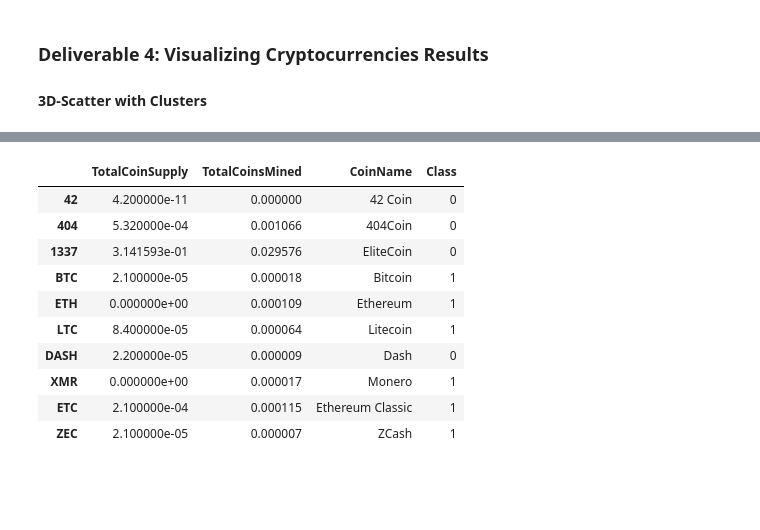
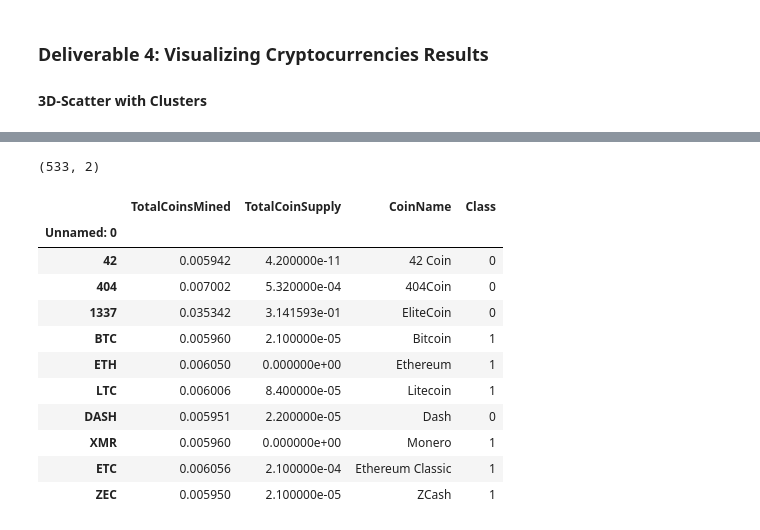
Before and after one commit to svmanohar/Cryptocurrencies, a Jupyter notebook: crypto_clustering.ipynb, the cells around one changed output, grey strips where cells are left out. Cells and saved outputs as stored; diff of their text form; code cells hidden in the pictures; blank space fills up the shorter version.

```diff
--- a/crypto_clustering.ipynb
+++ b/crypto_clustering.ipynb
@@ -75,4 +78,4 @@ crypto_df
 # Create a new DataFrame that holds only the cryptocurrencies names.
 crypto_names_df = pd.DataFrame(crypto_df['CoinName'])
 # Change the index to the Coin ticker
-crypto_names_df.set_index(crypto_df.loc[:,'Unnamed: 0'])
+crypto_names_df = crypto_names_df.set_index(crypto_df.loc[:,'Unnamed: 0'])
@@ -167,13 +201,24 @@ Running K-Means with `k=4`
 # %%
 # Create a new DataFrame including predicted clusters and cryptocurrencies features.
 # Concatentate the crypto_df and pcs_df DataFrames on the same columns.
-# YOUR CODE HERE
-
+clustered_df = pcs_df.join(crypto_df, how='inner')
 #  Add a new column, "CoinName" to the clustered_df DataFrame that holds the names of the cryptocurrencies.
-# YOUR CODE HERE
+clustered_df = crypto_names_df.join(clustered_df, how='left')
 
 #  Add a new column, "Class" to the clustered_df DataFrame that holds the predictions.
-# YOUR CODE HERE
+clustered_df['Class'] = predictions
+
+# Reorder dataframe columns
+clustered_df = clustered_df[[
+    'Algorithm',
+    'ProofType',
+    'TotalCoinsMined',
+    'TotalCoinSupply',
+    'PC 1',
+    'PC 2',
+    'PC 3',
+    'CoinName',
+    'Class']]
 
 # Print the shape of the clustered_df
 print(clustered_df.shape)
@@ -214,25 +277,44 @@ array([[4.20000000e-11, 0.00000000e+00],
+# %%
+# Scaling data to create the scatter plot with tradable cryptocurrencies.
+
+# Initialize scaler
+scaler = MinMaxScaler()
+
+# Copy relvant columns to a new dataframe
+prescaled_data = clustered_df[['TotalCoinsMined','TotalCoinSupply']].copy()
+
+# Scale data based off new dataframe, returning an array
+scaled_data = scaler.fit_transform(prescaled_data)
+# %% [output]
+(533, 2)
 # %%
 # Create a new DataFrame that has the scaled data with the clustered_df DataFrame index.
-# YOUR CODE HERE
+clustered_scaled_df = pd.DataFrame(
+    scaled_data,
+    columns=['TotalCoinsMined', 'TotalCoinSupply'],
+    index=clustered_df.index)
+
+# clustered_scaled_df.head(10)
 
 # Add the "CoinName" column from the clustered_df DataFrame to the new DataFrame.
-# YOUR CODE HERE
+clustered_scaled_df['CoinName'] = clustered_df['CoinName']
 
 # Add the "Class" column from the clustered_df DataFrame to the new DataFrame.
-# YOUR CODE HERE
+clustered_scaled_df['Class'] = clustered_df['Class']
 
-plot_df.head(10)
+clustered_scaled_df.head(10)
 # %% [output]
-|  | TotalCoinSupply | TotalCoinsMined | CoinName | Class |
-| 42 | 4.200000e-11 | 0.000000 | 42 Coin | 0 |
-| 404 | 5.320000e-04 | 0.001066 | 404Coin | 0 |
-| 1337 | 3.141593e-01 | 0.029576 | EliteCoin | 0 |
-| BTC | 2.100000e-05 | 0.000018 | Bitcoin | 1 |
-| ETH | 0.000000e+00 | 0.000109 | Ethereum | 1 |
-| LTC | 8.400000e-05 | 0.000064 | Litecoin | 1 |
-| DASH | 2.200000e-05 | 0.000009 | Dash | 0 |
-| XMR | 0.000000e+00 | 0.000017 | Monero | 1 |
-| ETC | 2.100000e-04 | 0.000115 | Ethereum Classic | 1 |
-| ZEC | 2.100000e-05 | 0.000007 | ZCash | 1 |
+|  | TotalCoinsMined | TotalCoinSupply | CoinName | Class |
+| Unnamed: 0 |  |  |  |  |
+| 42 | 0.005942 | 4.200000e-11 | 42 Coin | 0 |
+| 404 | 0.007002 | 5.320000e-04 | 404Coin | 0 |
+| 1337 | 0.035342 | 3.141593e-01 | EliteCoin | 0 |
+| BTC | 0.005960 | 2.100000e-05 | Bitcoin | 1 |
+| ETH | 0.006050 | 0.000000e+00 | Ethereum | 1 |
+| LTC | 0.006006 | 8.400000e-05 | Litecoin | 1 |
+| DASH | 0.005951 | 2.200000e-05 | Dash | 0 |
+| XMR | 0.005960 | 0.000000e+00 | Monero | 1 |
+| ETC | 0.006056 | 2.100000e-04 | Ethereum Classic | 1 |
+| ZEC | 0.005950 | 2.100000e-05 | ZCash | 1 |
 # %%
 # Create a hvplot.scatter plot using x="TotalCoinsMined" and y="TotalCoinSupply".
```
Also changed, not shown: parts of 19 cells of this notebook, 1 other file.
